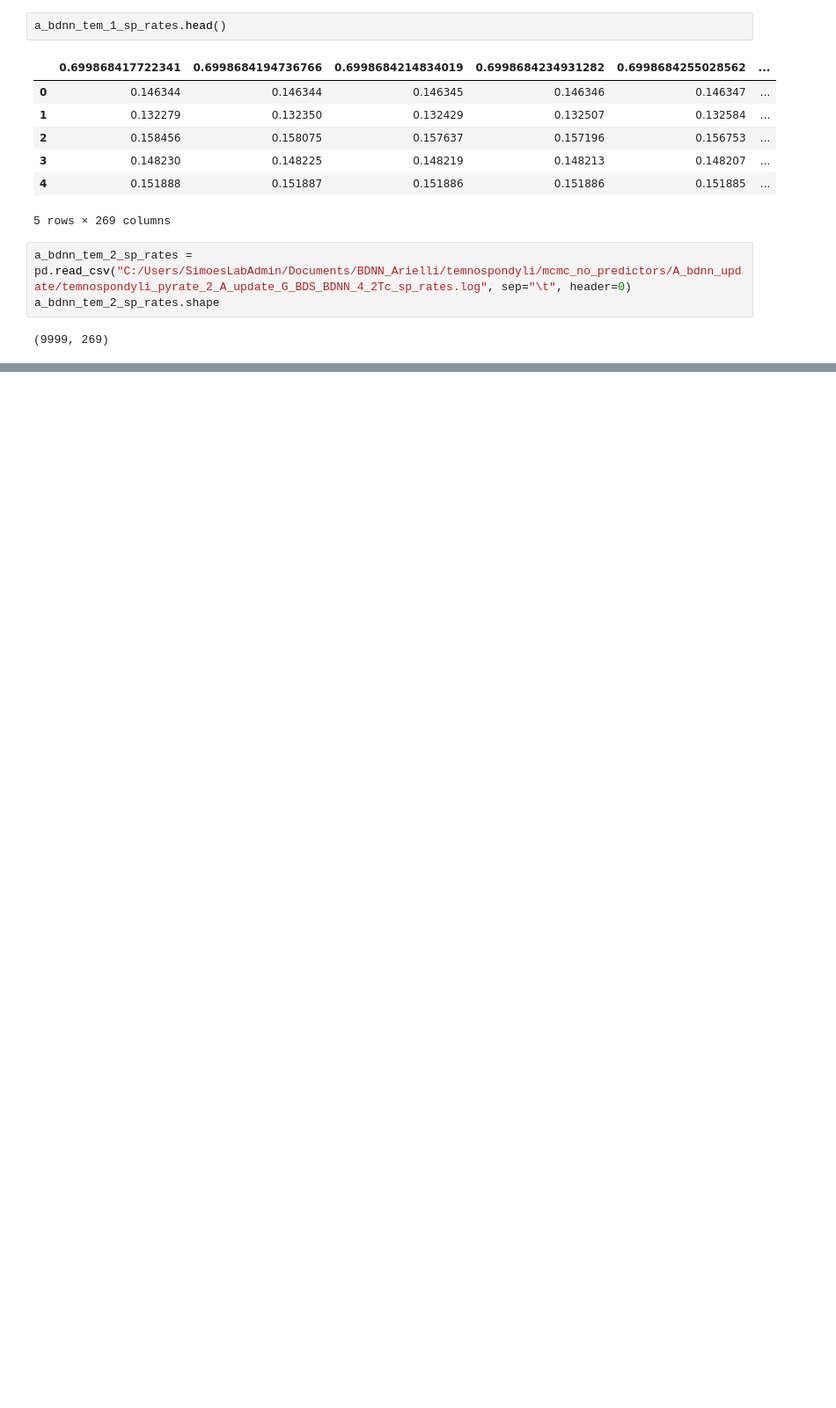
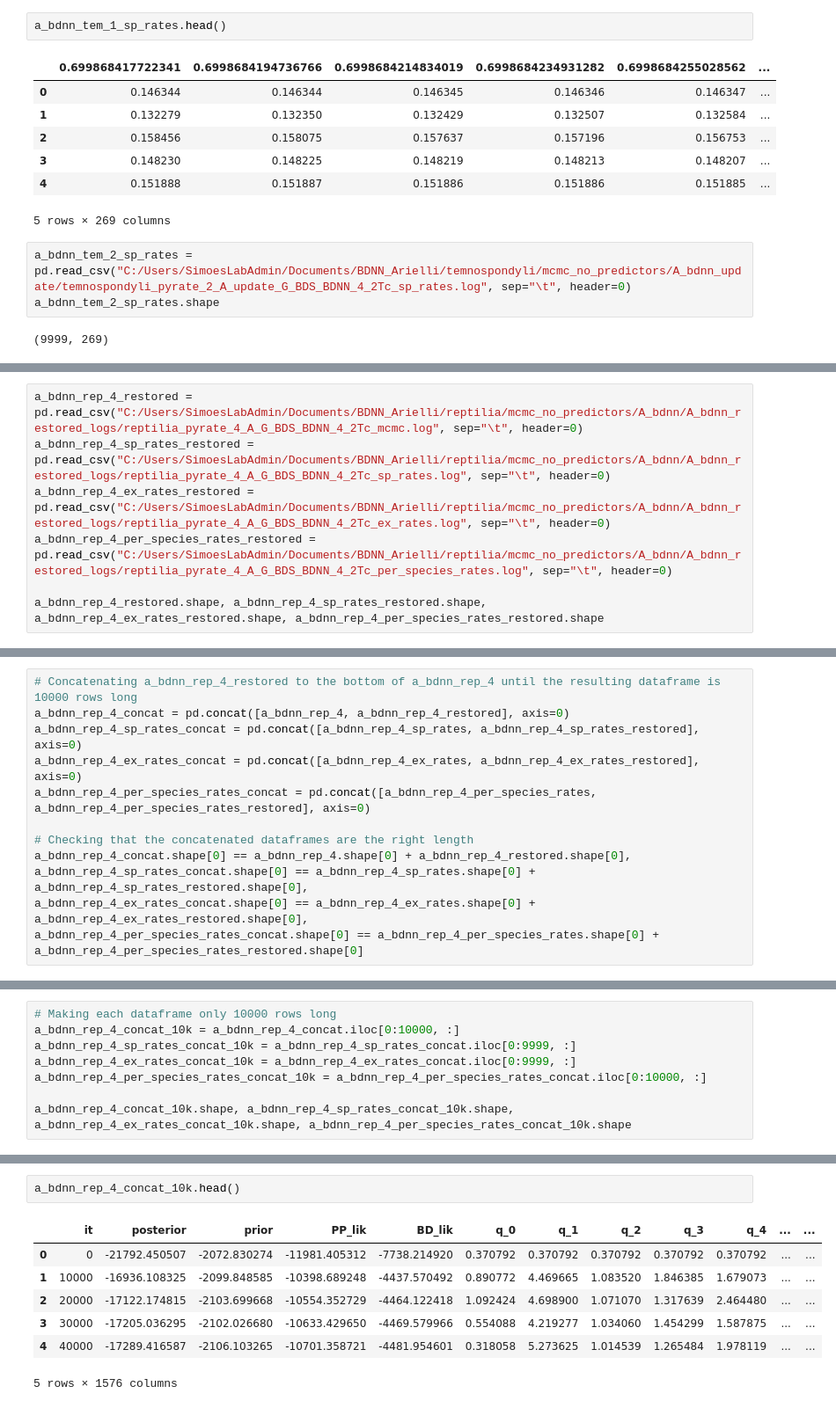
Before and after one commit to shelleylwang/pt_diversity_rates, a Jupyter notebook: mcmc_logs_eda.ipynb, the cells around one changed output, grey strips where cells are left out. Shown at 88% size. Cells and saved outputs as stored; diff of their text form; blank space fills up the shorter version.

Commit message:
writing function for concatenating restored bdnn mcmc log files

```diff
--- a/mcmc_logs_eda.ipynb
+++ b/mcmc_logs_eda.ipynb
@@ -68,0 +105,7 @@ a_bdnn_tem_2_sp_rates.shape
+# %%
+a_bdnn_rep_4_restored = pd.read_csv("C:/Users/SimoesLabAdmin/Documents/BDNN_Arielli/reptilia/mcmc_no_predictors/A_bdnn/A_bdnn_restored_logs/reptilia_pyrate_4_A_G_BDS_BDNN_4_2Tc_mcmc.log", sep="\t", header=0)
+a_bdnn_rep_4_sp_rates_restored = pd.read_csv("C:/Users/SimoesLabAdmin/Documents/BDNN_Arielli/reptilia/mcmc_no_predictors/A_bdnn/A_bdnn_restored_logs/reptilia_pyrate_4_A_G_BDS_BDNN_4_2Tc_sp_rates.log", sep="\t", header=0)
+a_bdnn_rep_4_ex_rates_restored = pd.read_csv("C:/Users/SimoesLabAdmin/Documents/BDNN_Arielli/reptilia/mcmc_no_predictors/A_bdnn/A_bdnn_restored_logs/reptilia_pyrate_4_A_G_BDS_BDNN_4_2Tc_ex_rates.log", sep="\t", header=0)
+a_bdnn_rep_4_per_species_rates_restored = pd.read_csv("C:/Users/SimoesLabAdmin/Documents/BDNN_Arielli/reptilia/mcmc_no_predictors/A_bdnn/A_bdnn_restored_logs/reptilia_pyrate_4_A_G_BDS_BDNN_4_2Tc_per_species_rates.log", sep="\t", header=0)
+
+a_bdnn_rep_4_restored.shape, a_bdnn_rep_4_sp_rates_restored.shape, a_bdnn_rep_4_ex_rates_restored.shape, a_bdnn_rep_4_per_species_rates_restored.shape
@@ -68,0 +118,12 @@ a_bdnn_tem_2_sp_rates.shape
+# %%
+# Concatenating a_bdnn_rep_4_restored to the bottom of a_bdnn_rep_4 until the resulting dataframe is 10000 rows long
+a_bdnn_rep_4_concat = pd.concat([a_bdnn_rep_4, a_bdnn_rep_4_restored], axis=0)
+a_bdnn_rep_4_sp_rates_concat = pd.concat([a_bdnn_rep_4_sp_rates, a_bdnn_rep_4_sp_rates_restored], axis=0)
+a_bdnn_rep_4_ex_rates_concat = pd.concat([a_bdnn_rep_4_ex_rates, a_bdnn_rep_4_ex_rates_restored], axis=0)
+a_bdnn_rep_4_per_species_rates_concat = pd.concat([a_bdnn_rep_4_per_species_rates, a_bdnn_rep_4_per_species_rates_restored], axis=0)
+
+# Checking that the concatenated dataframes are the right length
+a_bdnn_rep_4_concat.shape[0] == a_bdnn_rep_4.shape[0] + a_bdnn_rep_4_restored.shape[0],
+a_bdnn_rep_4_sp_rates_concat.shape[0] == a_bdnn_rep_4_sp_rates.shape[0] + a_bdnn_rep_4_sp_rates_restored.shape[0],
+a_bdnn_rep_4_ex_rates_concat.shape[0] == a_bdnn_rep_4_ex_rates.shape[0] + a_bdnn_rep_4_ex_rates_restored.shape[0],
+a_bdnn_rep_4_per_species_rates_concat.shape[0] == a_bdnn_rep_4_per_species_rates.shape[0] + a_bdnn_rep_4_per_species_rates_restored.shape[0]
@@ -68,0 +132,8 @@ a_bdnn_tem_2_sp_rates.shape
+# %%
+# Making each dataframe only 10000 rows long
+a_bdnn_rep_4_concat_10k = a_bdnn_rep_4_concat.iloc[0:10000, :]
+a_bdnn_rep_4_sp_rates_concat_10k = a_bdnn_rep_4_sp_rates_concat.iloc[0:9999, :]
+a_bdnn_rep_4_ex_rates_concat_10k = a_bdnn_rep_4_ex_rates_concat.iloc[0:9999, :]
+a_bdnn_rep_4_per_species_rates_concat_10k = a_bdnn_rep_4_per_species_rates_concat.iloc[0:10000, :]
+
+a_bdnn_rep_4_concat_10k.shape, a_bdnn_rep_4_sp_rates_concat_10k.shape, a_bdnn_rep_4_ex_rates_concat_10k.shape, a_bdnn_rep_4_per_species_rates_concat_10k.shape
@@ -68,0 +153,10 @@ a_bdnn_tem_2_sp_rates.shape
+# %%
+a_bdnn_rep_4_concat_10k.head()
+# %% [output]
+|  | it | posterior | prior | PP_lik | BD_lik | q_0 | q_1 | q_2 | q_3 | q_4 | ... | ... |
+| 0 | 0 | -21792.450507 | -2072.830274 | -11981.405312 | -7738.214920 | 0.370792 | 0.370792 | 0.370792 | 0.370792 | 0.370792 | ... | ... |
+| 1 | 10000 | -16936.108325 | -2099.848585 | -10398.689248 | -4437.570492 | 0.890772 | 4.469665 | 1.083520 | 1.846385 | 1.679073 | ... | ... |
+| 2 | 20000 | -17122.174815 | -2103.699668 | -10554.352729 | -4464.122418 | 1.092424 | 4.698900 | 1.071070 | 1.317639 | 2.464480 | ... | ... |
+| 3 | 30000 | -17205.036295 | -2102.026680 | -10633.429650 | -4469.579966 | 0.554088 | 4.219277 | 1.034060 | 1.454299 | 1.587875 | ... | ... |
+| 4 | 40000 | -17289.416587 | -2106.103265 | -10701.358721 | -4481.954601 | 0.318058 | 5.273625 | 1.014539 | 1.265484 | 1.978119 | ... | ... |
+5 rows × 1576 columns
```
Also changed, not shown: parts of 22 cells of this notebook.
